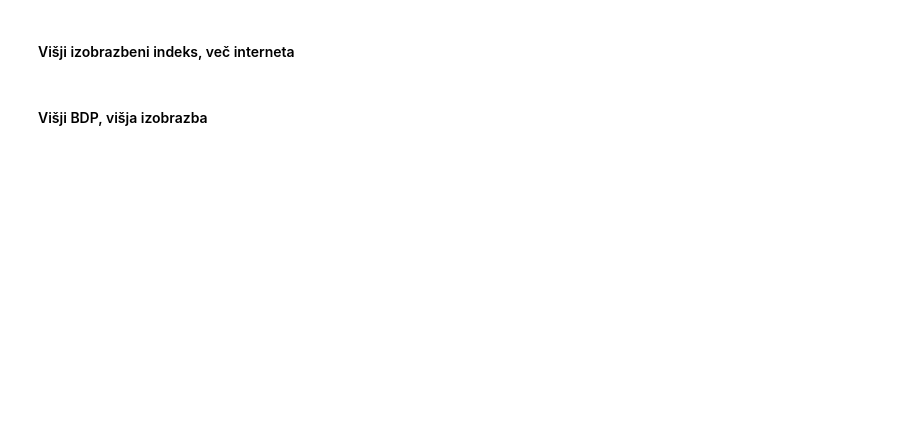
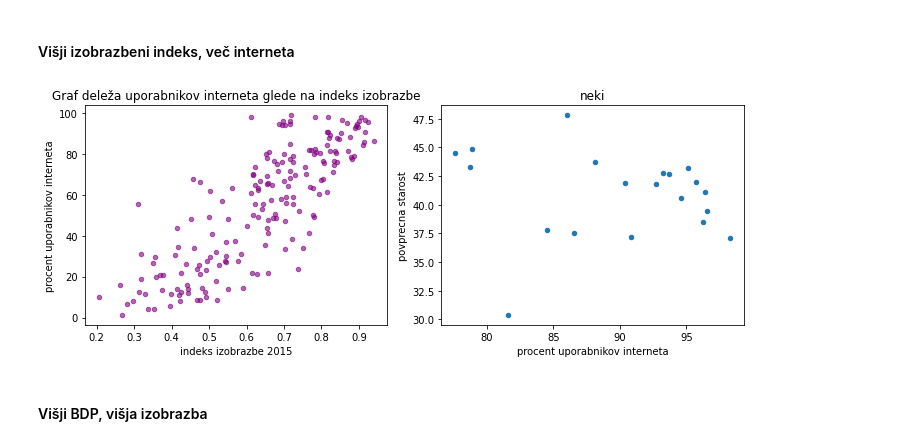
Before and after one commit to zalastopar/Analiza-nekaterih-lastnosti-drzav, a Jupyter notebook: pandas.ipynb, the cells around one changed output. Cells and saved outputs as stored; diff of their text form; code cells hidden in the pictures; blank space fills up the shorter version.

```diff
--- a/pandas.ipynb
+++ b/pandas.ipynb
@@ -31,4 +48,13 @@ drzave
 # %% [markdown]
 #### Višji izobrazbeni indeks, več interneta
+# %%
+fig, (ax1,ax2) = plt.subplots(1,2, figsize=(10,4))
+drzave.plot.scatter('indeks izobrazbe 2015', 'procent uporabnikov interneta', alpha = 0.6, c = 'purple', title = 'Graf deleža uporabnikov interneta glede na indeks izobrazbe', ax=ax1)
+
+
+drzave[drzave['indeks izobrazbe 2015'] > 0.85].plot.scatter('procent uporabnikov interneta', 'povprecna starost', title = 'neki',ax=ax2)
+plt.tight_layout()
+# %% [output]
+[figure, added]
 # %% [markdown]
 #### Višji BDP, višja izobrazba
```
Also changed, not shown: parts of 14 cells of this notebook, 10 other files.
